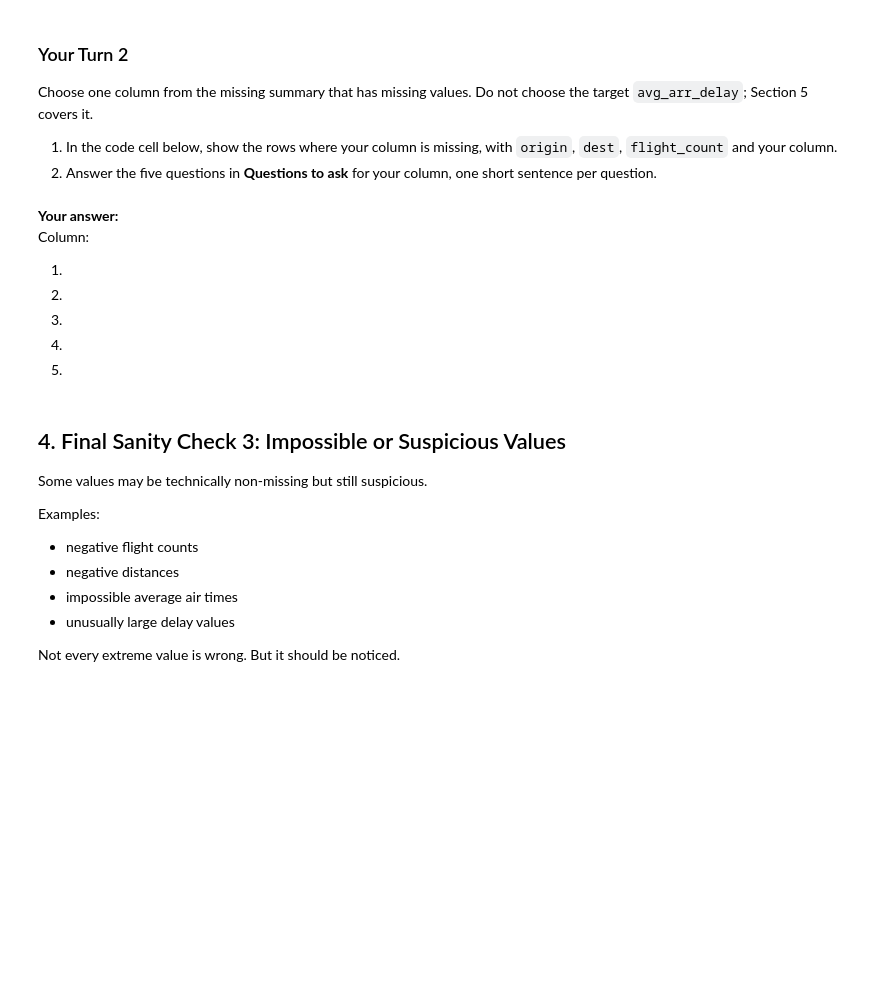
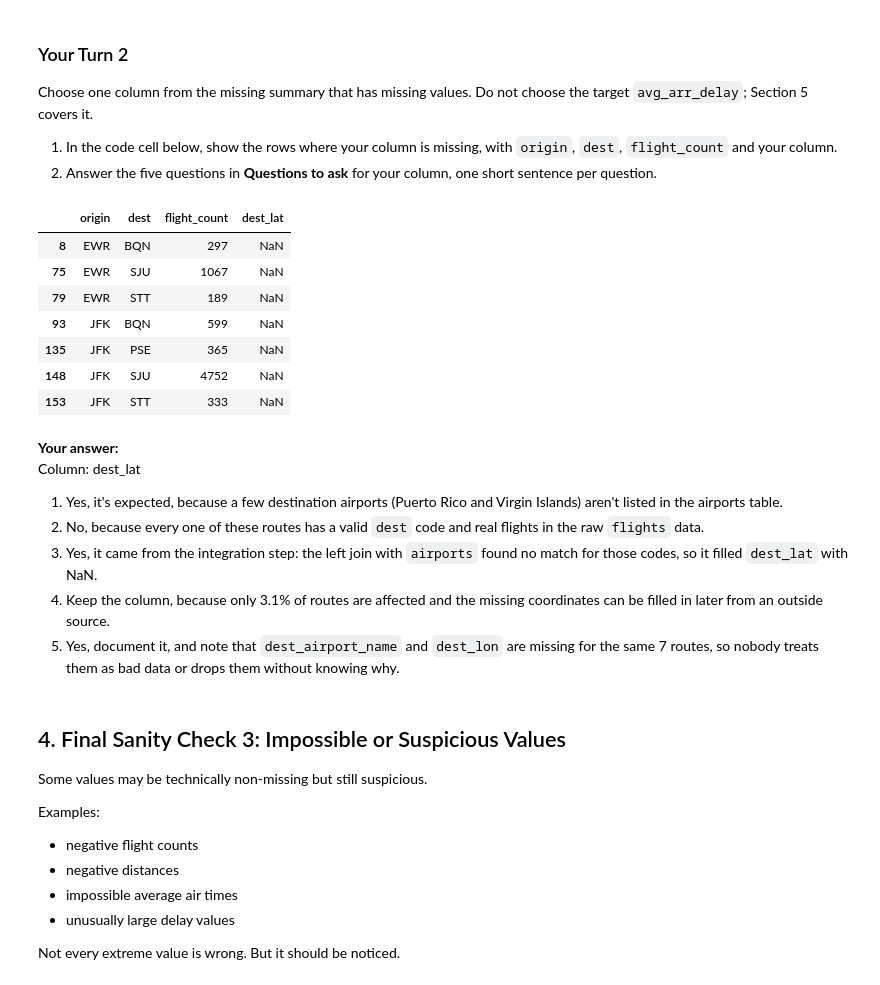
Before and after one commit to jessetijerinax-source/ban6003-week-11-abt, a Jupyter notebook: notebooks/module11_abt_documentation_guided_lab.ipynb, the cells around one changed output. Saved outputs shown, nothing was run; the diff lists cells and outputs as text; code cells hidden in the pictures; blank space fills up the shorter version.

Commit message:
Update module11_abt_documentation_guided_lab.ipynb
Commit

```diff
--- a/notebooks/module11_abt_documentation_guided_lab.ipynb
+++ b/notebooks/module11_abt_documentation_guided_lab.ipynb
@@ -191,16 +237,27 @@ Choose one column from the missing summary that has missing values. Do not choos
 # %%
 # Your Turn 2
 # Replace your_column with the column you chose, then show its missing rows.
 # Hint: route_abt[route_abt["your_column"].isna()][["origin", "dest", "flight_count", "your_column"]]
+
+route_abt[route_abt["dest_lat"].isna()][["origin", "dest", "flight_count", "dest_lat"]]
+# %% [output]
+|  | origin | dest | flight_count | dest_lat |
+| 8 | EWR | BQN | 297 | NaN |
+| 75 | EWR | SJU | 1067 | NaN |
+| 79 | EWR | STT | 189 | NaN |
+| 93 | JFK | BQN | 599 | NaN |
+| 135 | JFK | PSE | 365 | NaN |
+| 148 | JFK | SJU | 4752 | NaN |
+| 153 | JFK | STT | 333 | NaN |
 # %% [markdown]
 **Your answer:**
-Column:
+Column: dest_lat
 
-1.
-2.
-3.
-4.
-5.
+1. Yes, it's expected, because a few destination airports (Puerto Rico and Virgin Islands) aren't listed in the airports table.
+2. No, because every one of these routes has a valid `dest` code and real flights in the raw `flights` data.
+3. Yes, it came from the integration step: the left join with `airports` found no match for those codes, so it filled `dest_lat` with NaN.
+4. Keep the column, because only 3.1% of routes are affected and the missing coordinates can be filled in later from an outside source.
+5. Yes, document it, and note that `dest_airport_name` and `dest_lon` are missing for the same 7 routes, so nobody treats them as bad data or drops them without knowing why.
 # %% [markdown]
 ## 4. Final Sanity Check 3: Impossible or Suspicious Values
 
```
Also changed, not shown: parts of 27 cells of this notebook.
